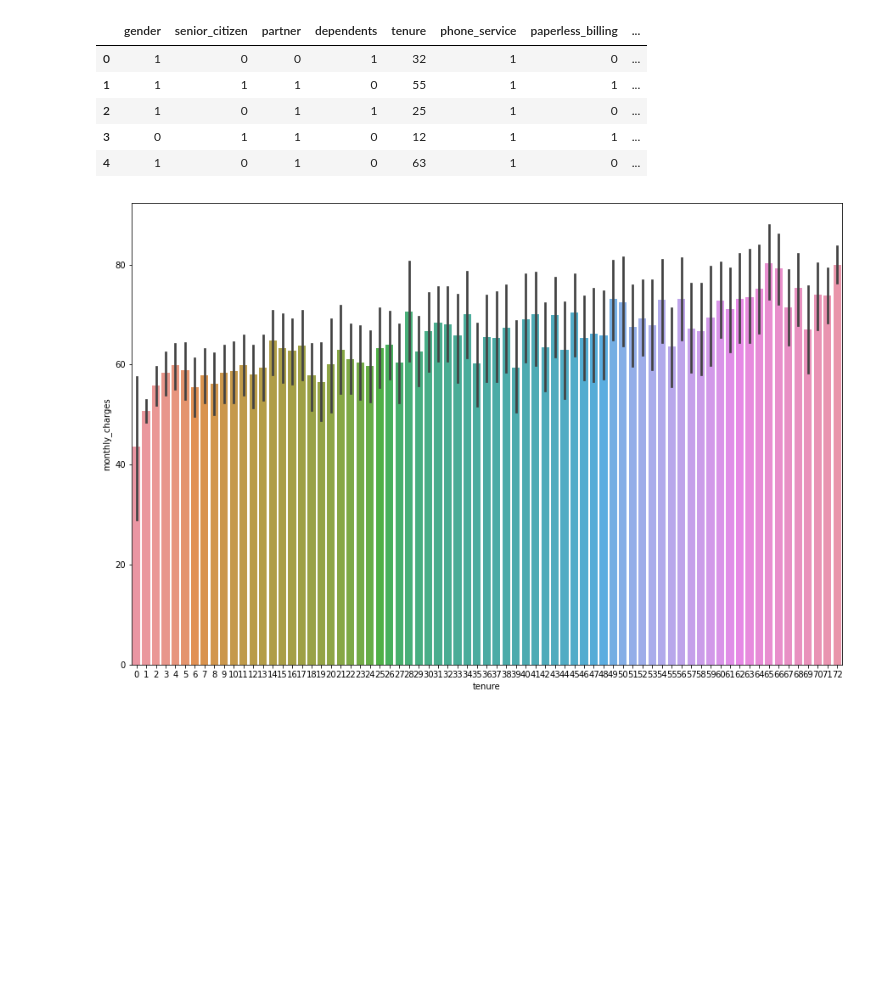
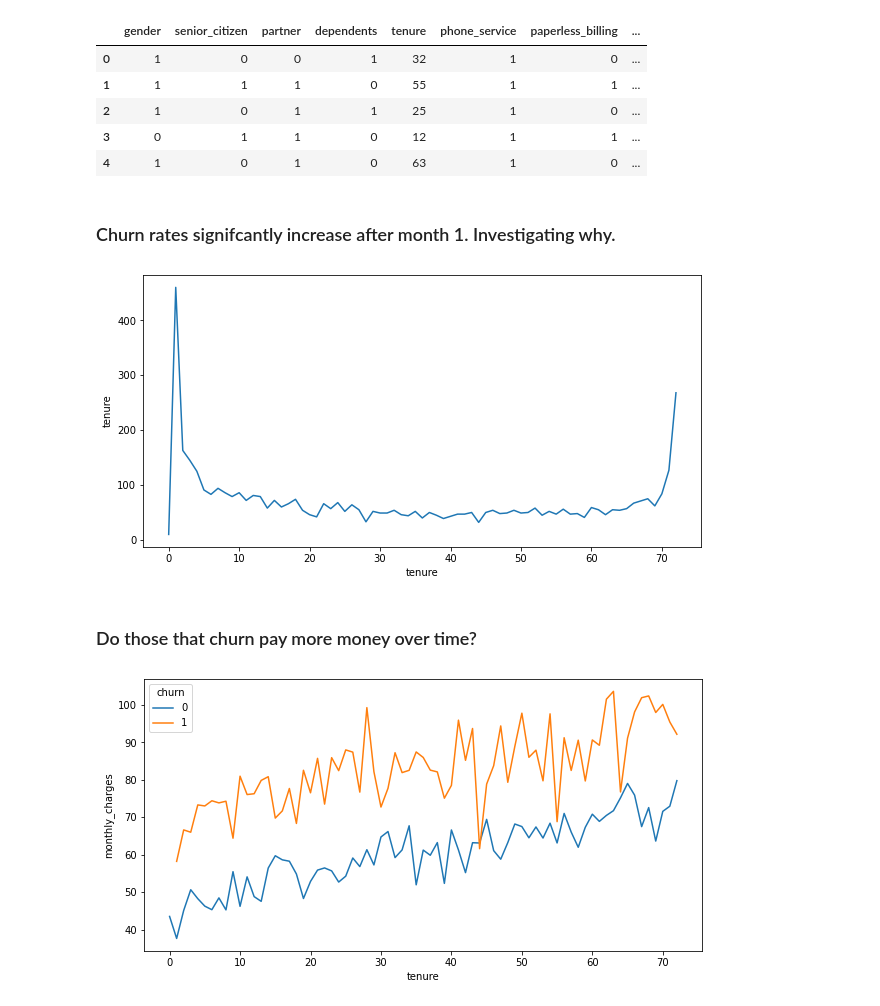
Before and after one commit to scottschmidl/telco_churn_project, a Jupyter notebook: viz.ipynb, the cells around one changed output. Drawn from its saved outputs; the diff is of its cells as text; code cells hidden in the pictures; blank space fills up the shorter version.

```diff
--- a/viz.ipynb
+++ b/viz.ipynb
@@ -29,8 +29,17 @@ train.head()
 | 2 | 1 | 0 | 1 | 1 | 25 | 1 | 0 | ... |
 | 3 | 0 | 1 | 1 | 0 | 12 | 1 | 1 | ... |
 | 4 | 1 | 0 | 1 | 0 | 63 | 1 | 0 | ... |
+# %% [markdown]
+### Churn rates signifcantly increase after month 1. Investigating why.
+# %%
+_ = plt.figure(figsize=(10, 5))
+ax = sns.lineplot(x=train.groupby(by="tenure")["tenure"].count().index, y=train.groupby(by="tenure")["tenure"].count());
+# %% [output]
+[figure, added]
+# %% [markdown]
+### Do those that churn pay more money over time?
 # %%
-_ = plt.figure(figsize=(15, 10))
-sns.barplot(x="tenure", y="monthly_charges", data=train);
+_ = plt.figure(figsize=(10, 5))
+sns.lineplot(x="tenure", y="monthly_charges", data=train, hue="churn", ci=None);
 # %% [output]
-[figure, old version]
+[figure, new version]
```
Also changed, not shown: parts of 3 cells of this notebook.
